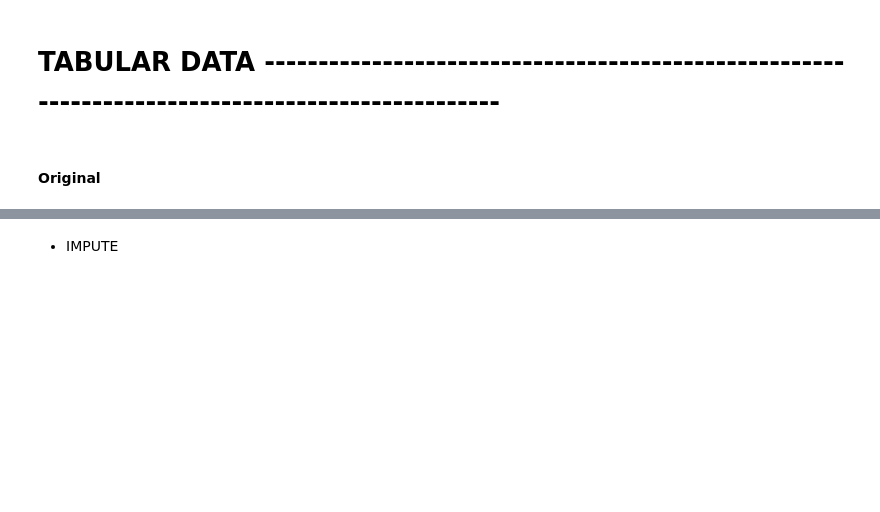
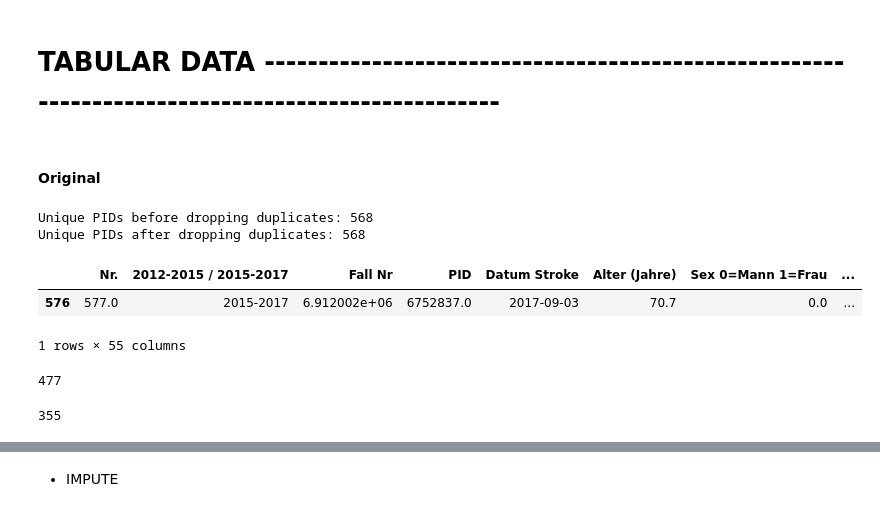
Before and after one commit to buehlpa/berne-cohort-data-pipeline, a Jupyter notebook: 5_0_0_Image_and_tab_creation.ipynb, the cells around one changed output, grey strips where cells are left out. Cells and saved outputs as stored; diff of their text form; code cells hidden in the pictures; blank space fills up the shorter version.

Commit message:
removed duplicates

```diff
--- a/5_0_0_Image_and_tab_creation.ipynb
+++ b/5_0_0_Image_and_tab_creation.ipynb
@@ -394,9 +378,21 @@ Processing patient 82789223 (413/413)...
 # %%
 file_path =os.path.join(DATA_PATH, 'clinical','Kopie Olea von Relevent Data Other File 20181005.xlsx')
 data = pd.read_excel(file_path)
+
 #remove the last empty rows -> these are just commentings
 data = data.iloc[:578]
+
+print("Unique PIDs before dropping duplicates:", data['PID'].nunique())
+data = data.drop_duplicates(subset='PID', keep='first')
+print("Unique PIDs after dropping duplicates:", data['PID'].nunique())
+
 data.tail(1)
+# %% [output]
+Unique PIDs before dropping duplicates: 568
+Unique PIDs after dropping duplicates: 568
+|  | Nr. | 2012-2015 / 2015-2017 | Fall Nr | PID | Datum Stroke | Alter (Jahre) | Sex 0=Mann 1=Frau | ... |
+| 576 | 577.0 | 2015-2017 | 6.912002e+06 | 6752837.0 | 2017-09-03 | 70.7 | 0.0 | ... |
+1 rows × 55 columns
 # %%
 image_ids=set(all_processed_nifti_filtered['Patient_ID'])
 rows_with_not_nan = data[~data['mRS nach 3 Monaten'].isna()]
@@ -404,6 +400,9 @@ rows_with_not_nan = data[~data['mRS nach 3 Monaten'].isna()]
 print(len(rows_with_not_nan))
 intersection_tab_img=set({int(x) for x in image_ids}).intersection(set(rows_with_not_nan['PID']))
 len(intersection_tab_img)
+# %% [output]
+477
+355
 # %%
 # image
 selection_img=all_processed_nifti_filtered[all_processed_nifti_filtered['Patient_ID'].isin(intersection_tab_img)]
```
Also changed, not shown: parts of 13 cells of this notebook, 1 other file.
